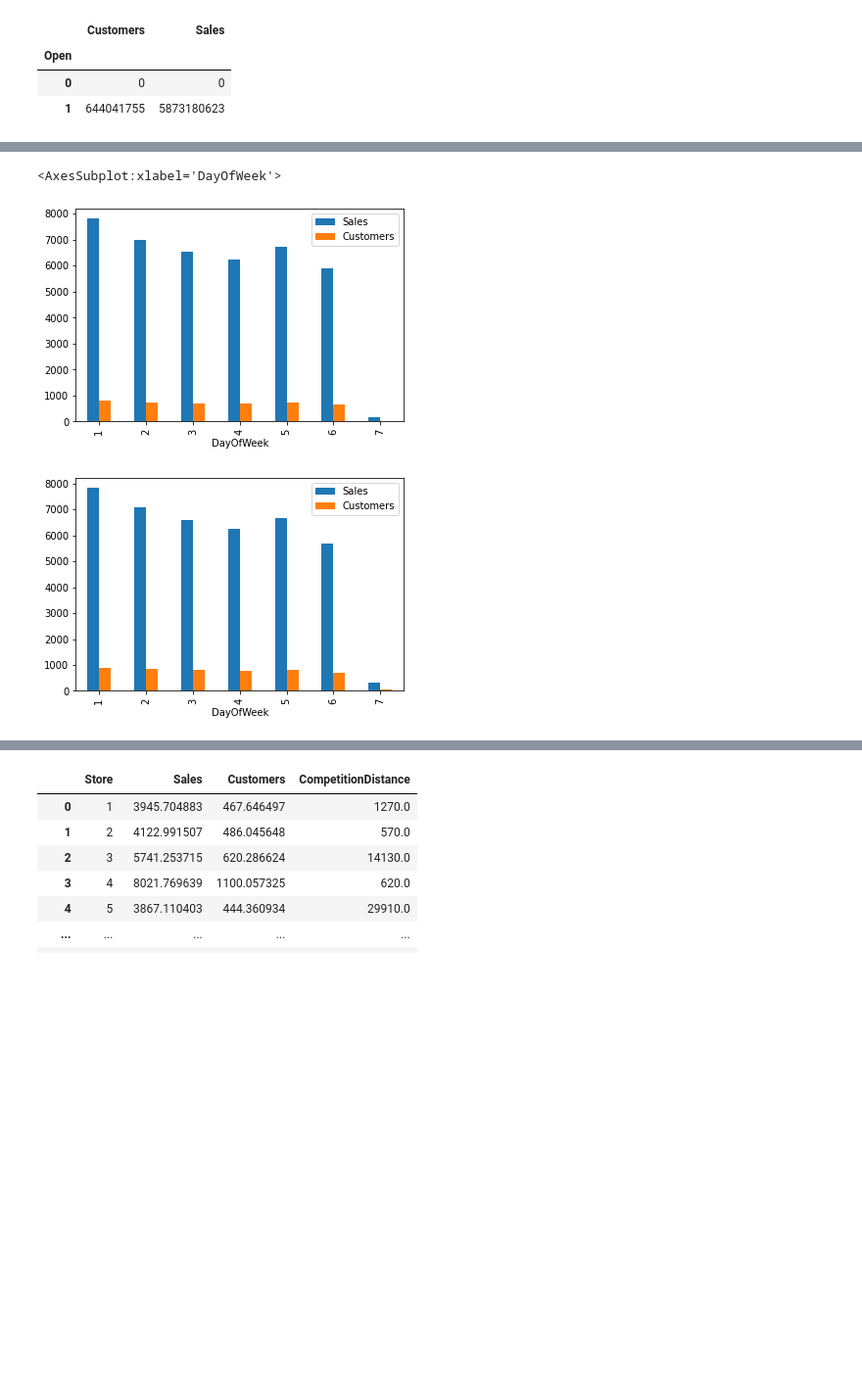
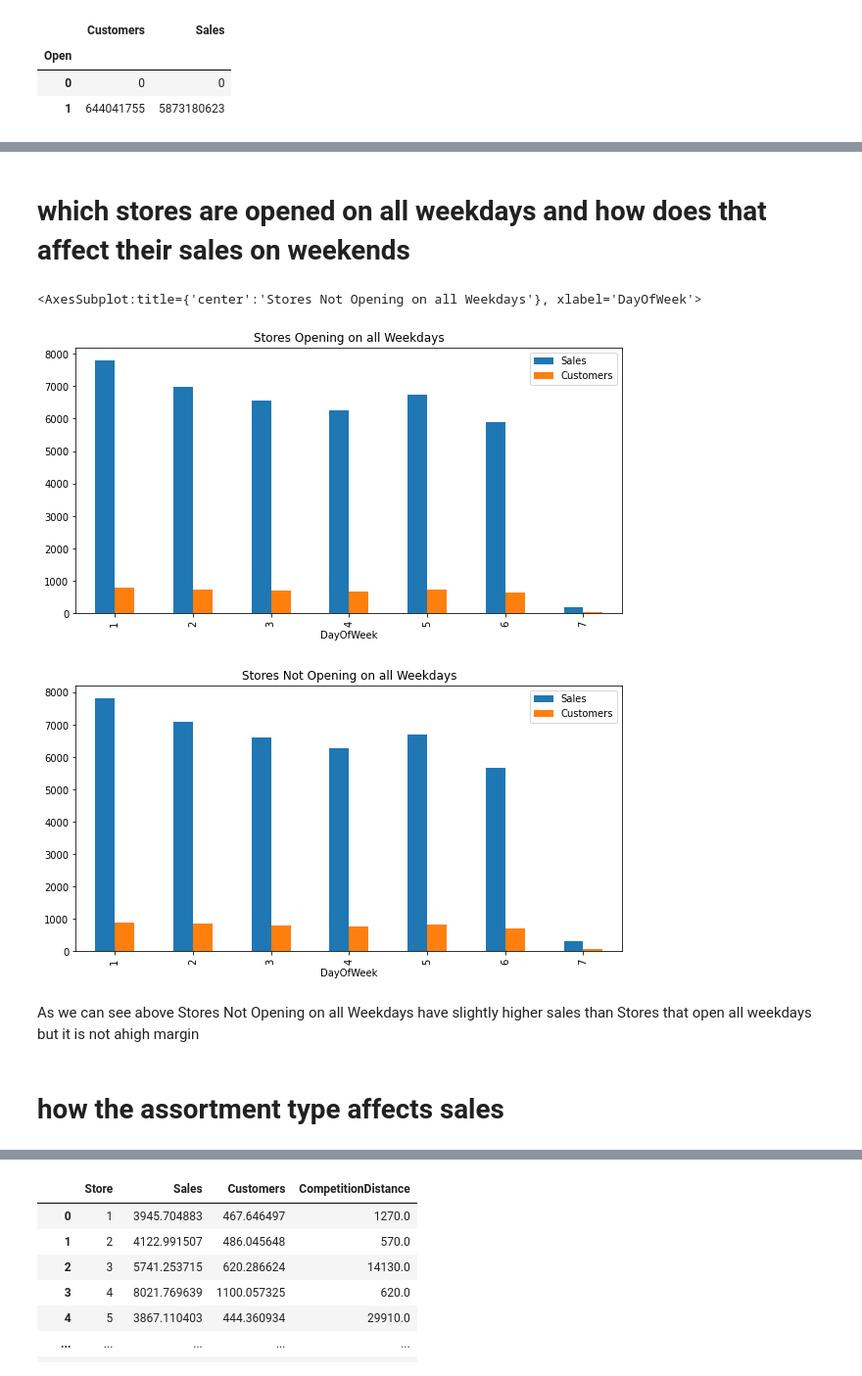
Before and after one commit to tesfayealex/Pharmaceutical-Sales-prediction, a Jupyter notebook: notebooks/EDA.ipynb, the cells around one changed output, grey strips where cells are left out. Shown: that part at 98% size. Drawn from its saved outputs; the diff is of its cells as text; code cells hidden in the pictures; blank space fills up the shorter version.

```diff
--- a/notebooks/EDA.ipynb
+++ b/notebooks/EDA.ipynb
@@ -594,0 +581,5 @@ Text(0.5, 1.0, 'Store Opened/Closed across days of week')
+# %%
+intervals = store_df[store_df['PromoInterval']!="Nan,Nan,Nan,Nan"]
+pickle_handler.add("promointervalnumber",intervals['PromoInterval'].value_counts())
+plotter.plot_count(intervals,'PromoInterval')
+# plotter.plot_bar(intervals,'','','ascs','asdwa','wad')
@@ -657,6 +662,7 @@ x[x['Store'] == 1]
 seasonal = train_merged_df.groupby(by='StateHoliday').agg({'Sales':'mean', 'Customers':'mean'})
 seasonal = seasonal.iloc[1:,:]
 seasonal
+pickle_handler.add("meansalesandcustomersbyseason",seasonal)
 # %% [output]
 |  | Sales | Customers |
 | StateHoliday |  |  |
@@ -690,6 +710,7 @@ train_d
 train_d = train_df[['Store','Customers','Promo','Sales']]
 train_store_customer = train_d.groupby(['Store','Promo']).agg({'Customers':'mean','Sales':'mean'})
 train_store_customer
+pickle_handler.add("traindatabystoreandpromo",train_store_customer)
 # %% [output]
 |  |  | Customers | Sales |
 | Store | Promo |  |  |
@@ -721,6 +742,7 @@ new_df = train_df[['Store', 'Customers']]
 new_df = new_df.groupby('Store').agg({'Customers':'mean'})
 new_df['Increase Percentage'] = adder
 new_df.sort_values(by="Increase Percentage" , ascending=False)
+pickle_handler.add("customerincreasepercentage",new_df)
 # %% [output]
 |  | Customers | Increase Percentage |
 | Store |  |  |
@@ -762,3 +789,5 @@ sns.catplot(data=train_merged_df, x="DayOfWeek", y="Sales", hue="Open", kind='po
+# %% [markdown]
+# which stores are opened on all weekdays and how does that affect their sales on weekends
 # %%
 weekdays_df = train_merged_df[train_merged_df['DayOfWeek'] <= 5]
 no_holiday_df = weekdays_df[weekdays_df['StateHoliday'] == '0']
@@ -769,12 +798,18 @@ closed_stores = train_merged_df[train_merged_df['Store'].isin(not_open_stores_li
 open_stores = train_merged_df[~train_merged_df['Store'].isin(not_open_stores_list)]
 # %%
 open_store_df = open_stores.groupby(['DayOfWeek']).agg({'Sales':'mean','Customers': 'mean'})
-open_store_df.plot(kind="bar")
+open_store_df.plot(kind="bar",figsize=(10,5),title="Stores Opening on all Weekdays")
 close_store_df = closed_stores.groupby(['DayOfWeek']).agg({'Sales':'mean','Customers': 'mean'})
-close_store_df.plot(kind="bar")
+close_store_df.plot(kind="bar",figsize=(10,5),title="Stores Not Opening on all Weekdays")
+pickle_handler.add("storeopenweekdays",open_store_df)
+pickle_handler.add("storenotopenweekdays",close_store_df)
 # %% [output]
-<AxesSubplot:xlabel='DayOfWeek'>
+<AxesSubplot:title={'center':'Stores Not Opening on all Weekdays'}, xlabel='DayOfWeek'>
-[figure, old version]
+[figure, new version]
-[figure, old version]
+[figure, new version]
+# %% [markdown]
+As we can see above Stores Not Opening on all Weekdays have slightly higher sales than Stores that open all weekdays but it is not ahigh margin
+# %% [markdown]
+# how the assortment type affects sales
 # %%
 mask = (train_merged_df["Open"] != 0)
```
Also changed, not shown: parts of 103 cells of this notebook, 2 other files.
